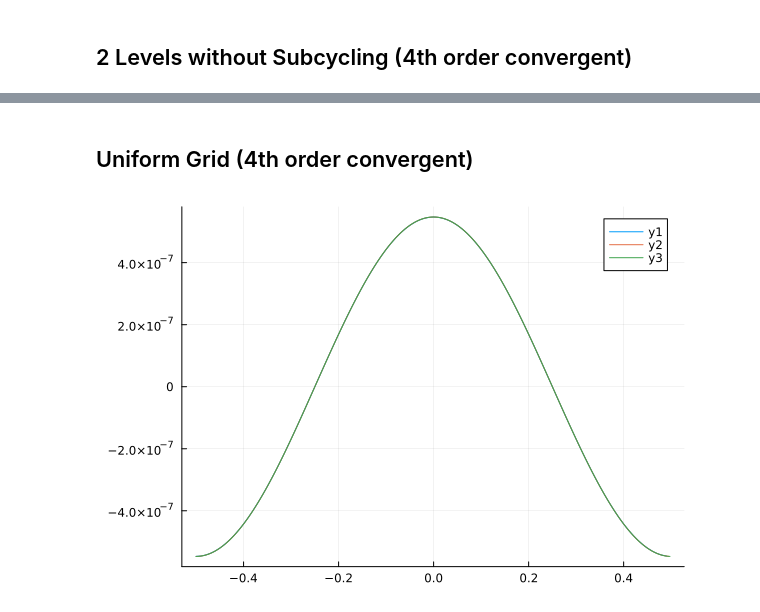
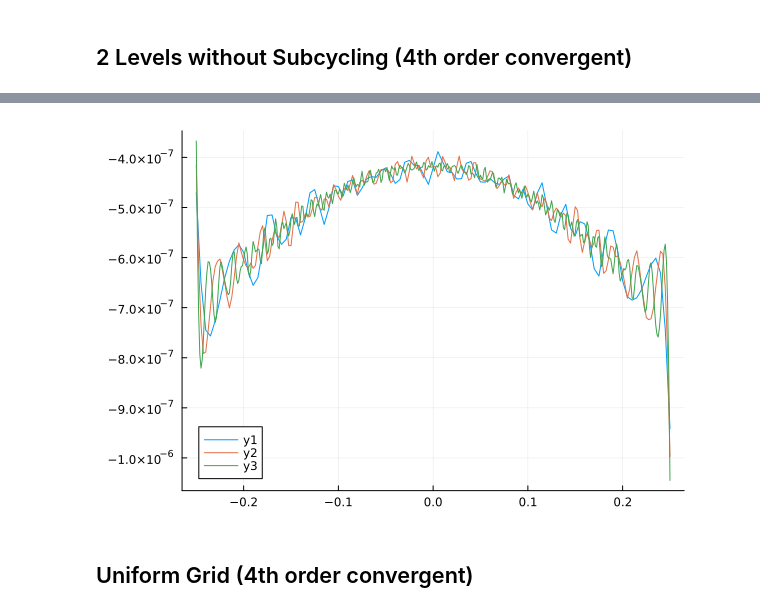
Before and after one commit to lwJi/Docs-Subcycling, a Jupyter notebook: ipynb/Convergence.ipynb, the cells around one changed output, grey strips where cells are left out. Saved outputs shown, nothing was run; the diff lists cells and outputs as text; code cells hidden in the pictures.

```diff
--- a/ipynb/Convergence.ipynb
+++ b/ipynb/Convergence.ipynb
@@ -138,14 +85,11 @@ plot_conv(
+# %%
+Misc.plot_error(analytical_psi,
+    [
+        "scalarwave_2levels_nx100_noSC",
+        "scalarwave_2levels_nx200_noSC",
+        "scalarwave_2levels_nx400_noSC"
+    ]; nbuf = 8, lev = 2, cord = 4, tmax = 1.0)
+# %% [output]
+[figure, added]
 # %% [markdown]
 ## Uniform Grid (4th order convergent)
-# %%
-nxs = [100, 200, 400]
-nbuf = 2
-plot_conv(
-    [
-        "scalarwave_1levels_nx100",
-        "scalarwave_1levels_nx200",
-        "scalarwave_1levels_nx400"
-    ],
-    nxs, nbuf; lev = 1, cord = 4)
-# %% [output]
-[figure, removed]
```
Also changed, not shown: parts of 18 cells of this notebook, 2 other files.
